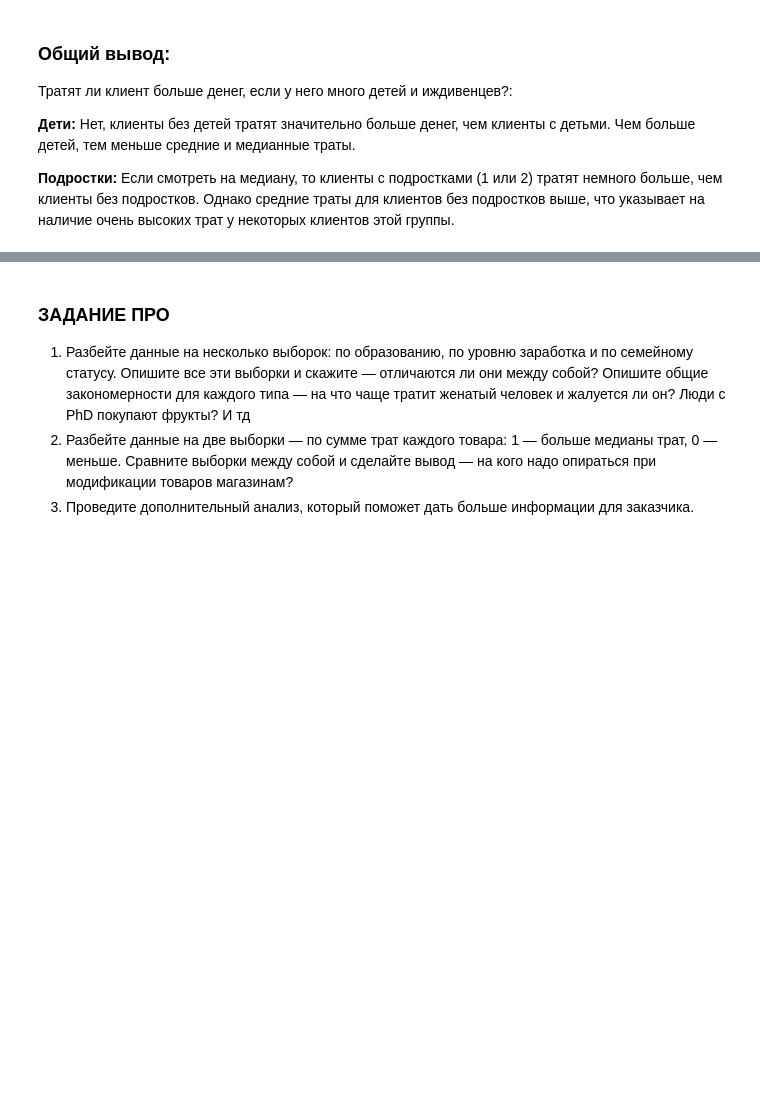
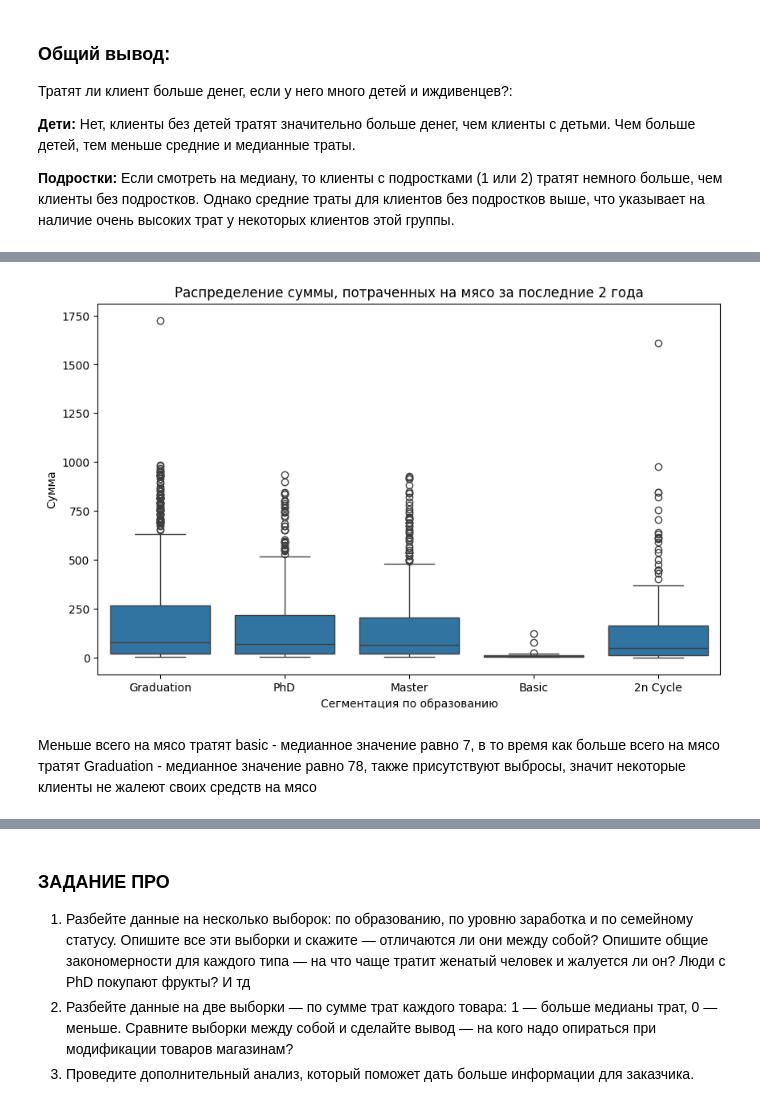
Before and after one commit to AlexeyOrehov/homework, a Jupyter notebook: home_work_1.9/1.9 1_RAZDEL_PRO_forstud.ipynb, the cells around one changed output, grey strips where cells are left out. Cells and saved outputs as stored; diff of their text form; code cells hidden in the pictures; blank space fills up the shorter version.

```diff
--- a/home_work_1.9/1.9 1_RAZDEL_PRO_forstud.ipynb
+++ b/home_work_1.9/1.9 1_RAZDEL_PRO_forstud.ipynb
@@ -974,0 +1051,11 @@ __Подростки:__ Если смотреть на медиану, то кл
+# %%
+plt.figure(figsize=(10, 6))
+sns.boxplot(data=df_modify, x='education', y='mntmeatproducts')
+plt.title('Распределение суммы, потраченных на мясо за последние 2 года')
+plt.xlabel('Сегментация по образованию')
+plt.ylabel('Сумма')
+plt.show()
+# %% [output]
+[figure, added]
+# %% [markdown]
+Меньше всего на мясо тратят basic - медианное значение равно 7, в то время как больше всего на мясо тратят Graduation - медианное значение равно 78, также присутствуют выбросы, значит некоторые клиенты не жалеют своих средств на мясо
```
Also changed, not shown: parts of 20 cells of this notebook.
